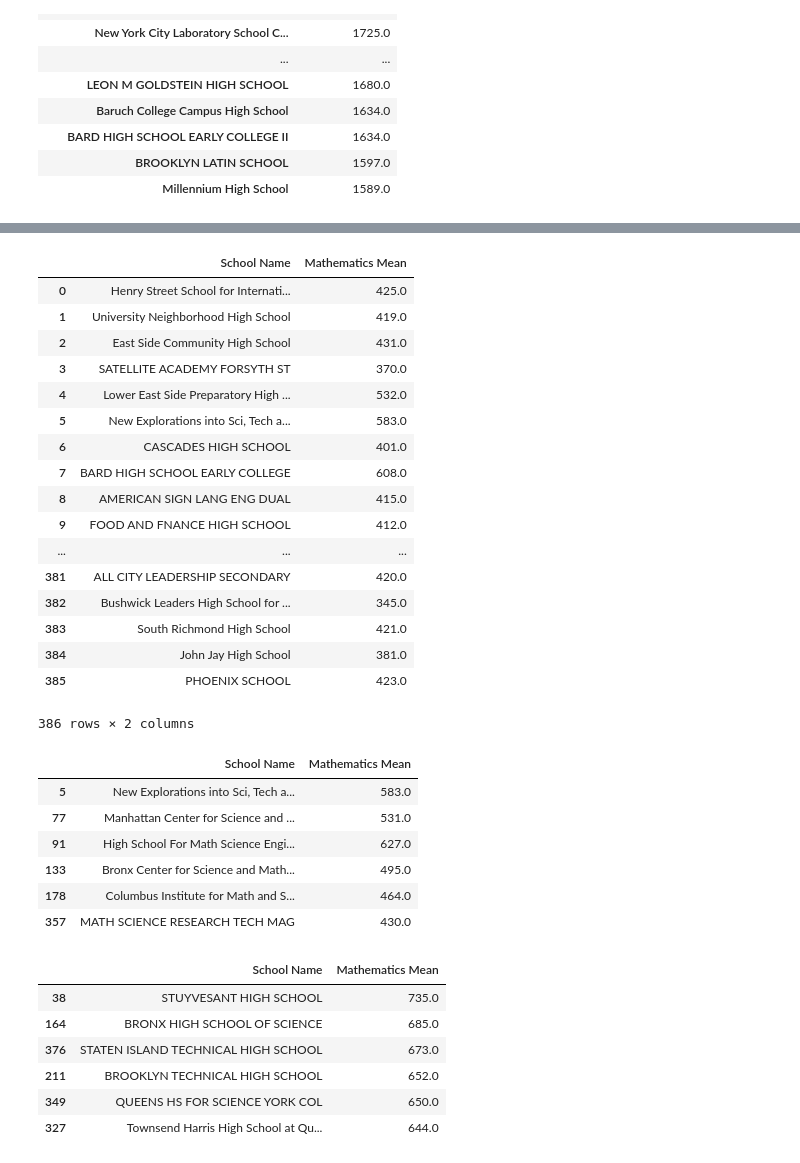
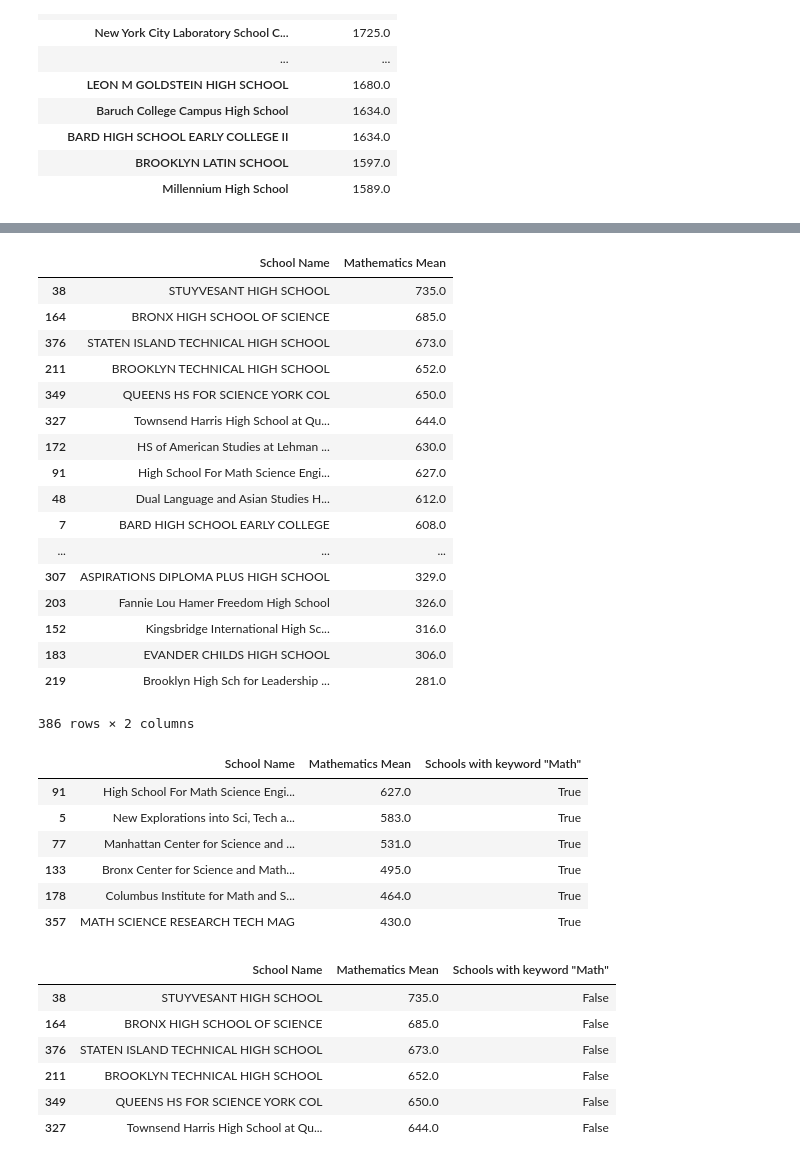
Before and after one commit to SenpaiCAL/py_data_science, a Jupyter notebook: Makathon_Dataset_Project.ipynb, the cells around one changed output, grey strips where cells are left out. Cells and saved outputs as stored; diff of their text form; code cells hidden in the pictures.

```diff
--- a/Makathon_Dataset_Project.ipynb
+++ b/Makathon_Dataset_Project.ipynb
@@ -185,49 +189,52 @@ new_schools_df.head()
 | 4 | 01M515 | Lower East Side Preparatory High ... | 154.0 | 314.0 | 532.0 | 314.0 | ... |
 # %%
 new_schools_math_means = new_schools_df[['School Name', 'Mathematics Mean']]
-new_schools_math_means
+new_schools_math_means.sort_values('Mathematics Mean', ascending=False)
 # %% [output]
 |  | School Name | Mathematics Mean |
-| 0 | Henry Street School for Internati... | 425.0 |
-| 1 | University Neighborhood High School | 419.0 |
-| 2 | East Side Community High School | 431.0 |
-| 3 | SATELLITE ACADEMY FORSYTH ST | 370.0 |
-| 4 | Lower East Side Preparatory High ... | 532.0 |
-| 5 | New Explorations into Sci, Tech a... | 583.0 |
-| 6 | CASCADES HIGH SCHOOL | 401.0 |
+| 38 | STUYVESANT HIGH SCHOOL | 735.0 |
+| 164 | BRONX HIGH SCHOOL OF SCIENCE | 685.0 |
+| 376 | STATEN ISLAND TECHNICAL HIGH SCHOOL | 673.0 |
+| 211 | BROOKLYN TECHNICAL HIGH SCHOOL | 652.0 |
+| 349 | QUEENS HS FOR SCIENCE YORK COL | 650.0 |
+| 327 | Townsend Harris High School at Qu... | 644.0 |
+| 172 | HS of American Studies at Lehman ... | 630.0 |
+| 91 | High School For Math Science Engi... | 627.0 |
+| 48 | Dual Language and Asian Studies H... | 612.0 |
 | 7 | BARD HIGH SCHOOL EARLY COLLEGE | 608.0 |
-| 8 | AMERICAN SIGN LANG ENG DUAL | 415.0 |
-| 9 | FOOD AND FNANCE HIGH SCHOOL | 412.0 |
 | ... | ... | ... |
-| 381 | ALL CITY LEADERSHIP SECONDARY | 420.0 |
-| 382 | Bushwick Leaders High School for ... | 345.0 |
-| 383 | South Richmond High School | 421.0 |
-| 384 | John Jay High School | 381.0 |
-| 385 | PHOENIX SCHOOL | 423.0 |
+| 307 | ASPIRATIONS DIPLOMA PLUS HIGH SCHOOL | 329.0 |
+| 203 | Fannie Lou Hamer Freedom High School | 326.0 |
+| 152 | Kingsbridge International High Sc... | 316.0 |
+| 183 | EVANDER CHILDS HIGH SCHOOL | 306.0 |
+| 219 | Brooklyn High Sch for Leadership ... | 281.0 |
 386 rows × 2 columns
 # %%
-import re
-
 math_schools = new_schools_math_means.loc[new_schools_math_means['School Name'].str.contains('math', flags=re.I, regex=True)]
-math_schools
+top_math_schools = math_schools.sort_values('Mathematics Mean', ascending=False)
+top_math_schools['Schools with keyword "Math"'] = True
+top_math_schools_group = top_math_schools
+top_math_schools_group
 # %% [output]
-|  | School Name | Mathematics Mean |
-| 5 | New Explorations into Sci, Tech a... | 583.0 |
-| 77 | Manhattan Center for Science and ... | 531.0 |
-| 91 | High School For Math Science Engi... | 627.0 |
-| 133 | Bronx Center for Science and Math... | 495.0 |
-| 178 | Columbus Institute for Math and S... | 464.0 |
-| 357 | MATH SCIENCE RESEARCH TECH MAG | 430.0 |
+|  | School Name | Mathematics Mean | Schools with keyword "Math" |
+| 91 | High School For Math Science Engi... | 627.0 | True |
+| 5 | New Explorations into Sci, Tech a... | 583.0 | True |
+| 77 | Manhattan Center for Science and ... | 531.0 | True |
+| 133 | Bronx Center for Science and Math... | 495.0 | True |
+| 178 | Columbus Institute for Math and S... | 464.0 | True |
+| 357 | MATH SCIENCE RESEARCH TECH MAG | 430.0 | True |
 # %%
 non_math_schools = new_schools_math_means.loc[~new_schools_math_means['School Name'].str.contains('math', flags=re.I, regex=True)]
 top_non_math_schools = non_math_schools.sort_values('Mathematics Mean', ascending=False)
-top_6_non_math_schools = top_non_math_schools.head(6)
-top_6_non_math_schools
+top_non_math_schools['Schools with keyword "Math"'] = False
+top_non_math_schools_group = top_non_math_schools
+top_6_non_math_schools_group = top_non_math_schools.head(6)
+top_6_non_math_schools_group
 # %% [output]
-|  | School Name | Mathematics Mean |
-| 38 | STUYVESANT HIGH SCHOOL | 735.0 |
-| 164 | BRONX HIGH SCHOOL OF SCIENCE | 685.0 |
-| 376 | STATEN ISLAND TECHNICAL HIGH SCHOOL | 673.0 |
-| 211 | BROOKLYN TECHNICAL HIGH SCHOOL | 652.0 |
-| 349 | QUEENS HS FOR SCIENCE YORK COL | 650.0 |
-| 327 | Townsend Harris High School at Qu... | 644.0 |
+|  | School Name | Mathematics Mean | Schools with keyword "Math" |
+| 38 | STUYVESANT HIGH SCHOOL | 735.0 | False |
+| 164 | BRONX HIGH SCHOOL OF SCIENCE | 685.0 | False |
+| 376 | STATEN ISLAND TECHNICAL HIGH SCHOOL | 673.0 | False |
+| 211 | BROOKLYN TECHNICAL HIGH SCHOOL | 652.0 | False |
+| 349 | QUEENS HS FOR SCIENCE YORK COL | 650.0 | False |
+| 327 | Townsend Harris High School at Qu... | 644.0 | False |
```
Also changed, not shown: parts of 8 cells of this notebook.
